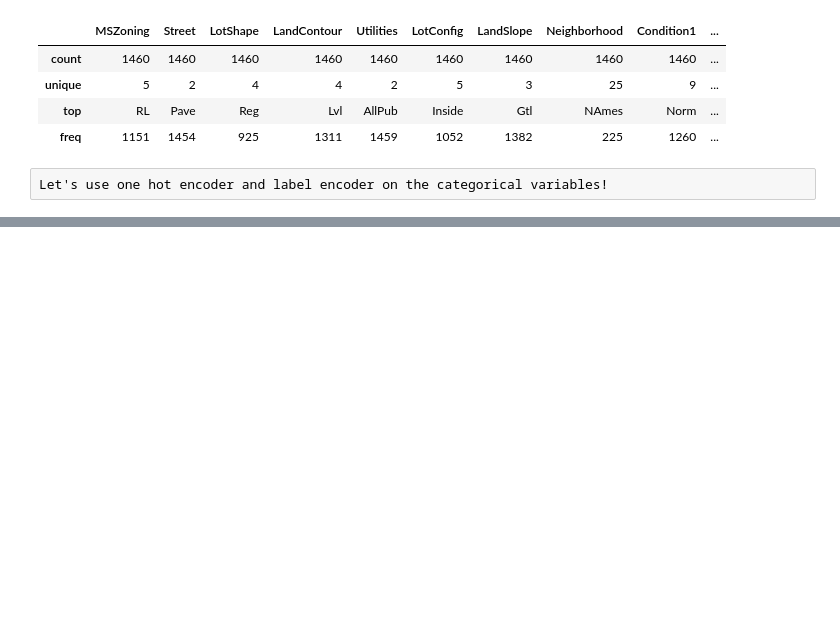
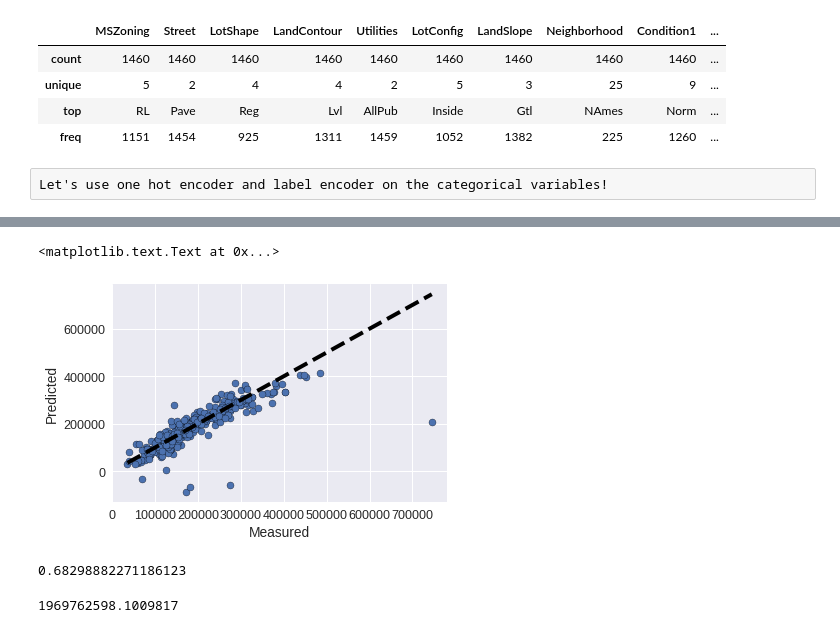
Before and after one commit to vikramriyer/Data_Analysis_Multiple, a Jupyter notebook: HousePrices.ipynb, the cells around one changed output, grey strips where cells are left out. Drawn from its saved outputs; the diff is of its cells as text; code cells hidden in the pictures; blank space fills up the shorter version.

```diff
--- a/HousePrices.ipynb
+++ b/HousePrices.ipynb
@@ -331,0 +411,4 @@ Name: MSZoning, Length: 1460, dtype: object
+# %%
+X_train, X_test, y_train, y_test = train_test_split(new_df1, train_label, random_state=42, test_size=.3)
+# %%
+reg = LinearRegression()
@@ -331,0 +419,2 @@ Name: MSZoning, Length: 1460, dtype: object
+# %%
+y_pred = reg.predict(X_test)
@@ -331,0 +432,17 @@ Name: MSZoning, Length: 1460, dtype: object
+# %%
+fig, ax = plt.subplots()
+ax.scatter(y_test, y_pred, edgecolors=(0, 0, 0))
+ax.plot([y_test.min(), y_test.max()], [y_test.min(), y_test.max()], 'k--', lw=4)
+ax.set_xlabel('Measured')
+ax.set_ylabel('Predicted')
+# %% [output]
+<matplotlib.text.Text at 0x...>
+[figure, added]
+# %%
+reg.score(X_test, y_test)
+# %% [output]
+0.68298882271186123
+# %%
+mean_squared_error(y_test, y_pred)
+# %% [output]
+1969762598.1009817
```
Also changed, not shown: parts of 32 cells of this notebook.
